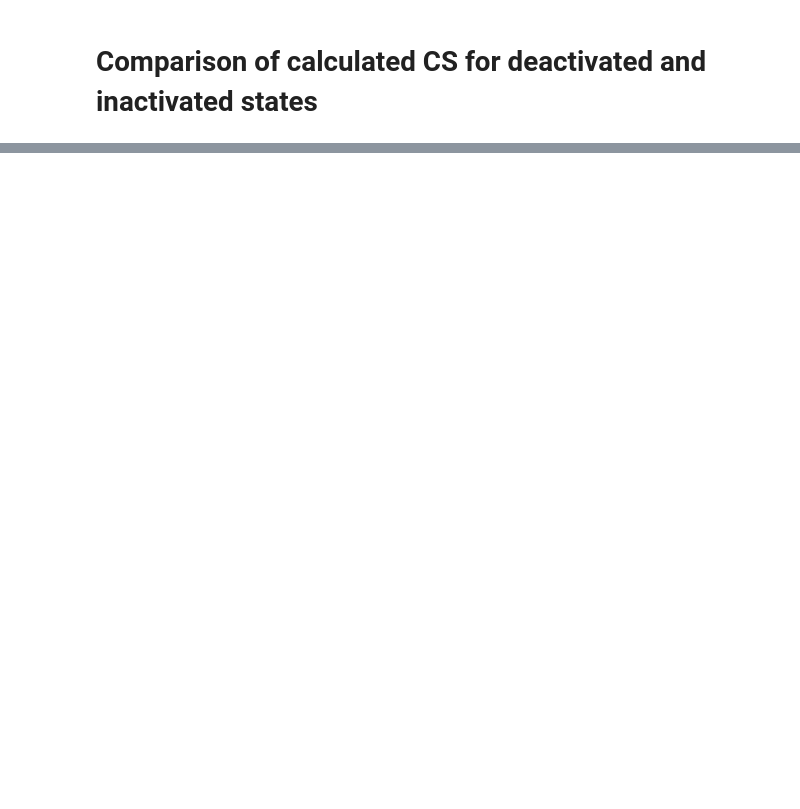
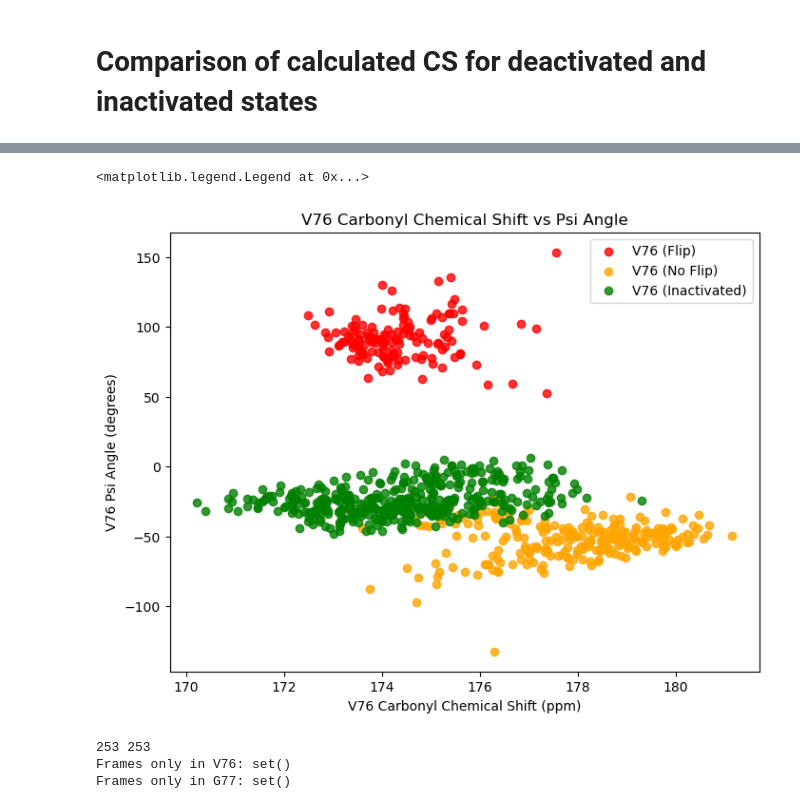
Before and after one commit to Xyunyao/KChannel_torsion_angle, a Jupyter notebook: KcsA_Deactivated_vs_inteacted_predictcs.ipynb, the cells around one changed output, grey strips where cells are left out. Cells and saved outputs as stored; diff of their text form; code cells hidden in the pictures; blank space fills up the shorter version.

```diff
--- a/KcsA_Deactivated_vs_inteacted_predictcs.ipynb
+++ b/KcsA_Deactivated_vs_inteacted_predictcs.ipynb
@@ -150,0 +341,38 @@ plt.show()
+# %%
+# plot the V76 CO chemical shift vs V76 psi angle
+CO_v76_norm = np.array(V76_df_de[(V76_df_de['flip_state'] == 0) & (V76_df_de['atom'] == 'C')]['iso'])
+psi_v76_norm = np.array(V76_df_de[(V76_df_de['flip_state'] == 0)&(V76_df_de['atom'] == 'C')]['torsion_angle_psi'])
+
+
+plt.figure(figsize=(8, 6))
+plt.scatter(CO_v76_flip, psi_v76_flip, color='red', label='V76 (Flip)', alpha=0.8)
+plt.scatter(CO_v76_norm, psi_v76_norm, color='orange', label='V76 (No Flip)', alpha=0.8)
+plt.scatter(CO_v76_in, psi_v76_in, color='green', label='V76 (Inactivated)', alpha=0.8)
+plt.xlabel('V76 Carbonyl Chemical Shift (ppm)')
+plt.ylabel('V76 Psi Angle (degrees)')
+plt.title('V76 Carbonyl Chemical Shift vs Psi Angle')
+plt.legend()
+# %% [output]
+<matplotlib.legend.Legend at 0x...>
+[figure, added]
+# %%
+# trouble shoting code for inbalanced number of frames
+
+N_de_norm = np.array(G77_df_de[(G77_df_de['flip_state'] == 0) & (G77_df_de['atom'] == 'N')]['iso'])
+phi_g77_norm = np.array(G77_df_de[(G77_df_de['flip_state'] == 0)&(G77_df_de['atom'] == 'N')]['torsion_angle_phi'])
+print(len(N_de_norm),len(phi_g77_norm))
+# trouleshoot for the difference in the number of frames
+# check the frames for V76 and G77 in deactivated state
+frames_V76 = V76_df_de['frame'].unique()
+frames_G77 = G77_df_de['frame'].unique()
+# find the frames that are not in both V76 and G77
+frames_only_in_V76 = set(frames_V76) - set(frames_G77)
+frames_only_in_G77 = set(frames_G77) - set(frames_V76)
+print("Frames only in V76:", frames_only_in_V76)
+print("Frames only in G77:", frames_only_in_G77)
+
+# export G77_df_de to csv file
+# %% [output]
+253 253
+Frames only in V76: set()
+Frames only in G77: set()
```
Also changed, not shown: parts of 14 cells of this notebook.
